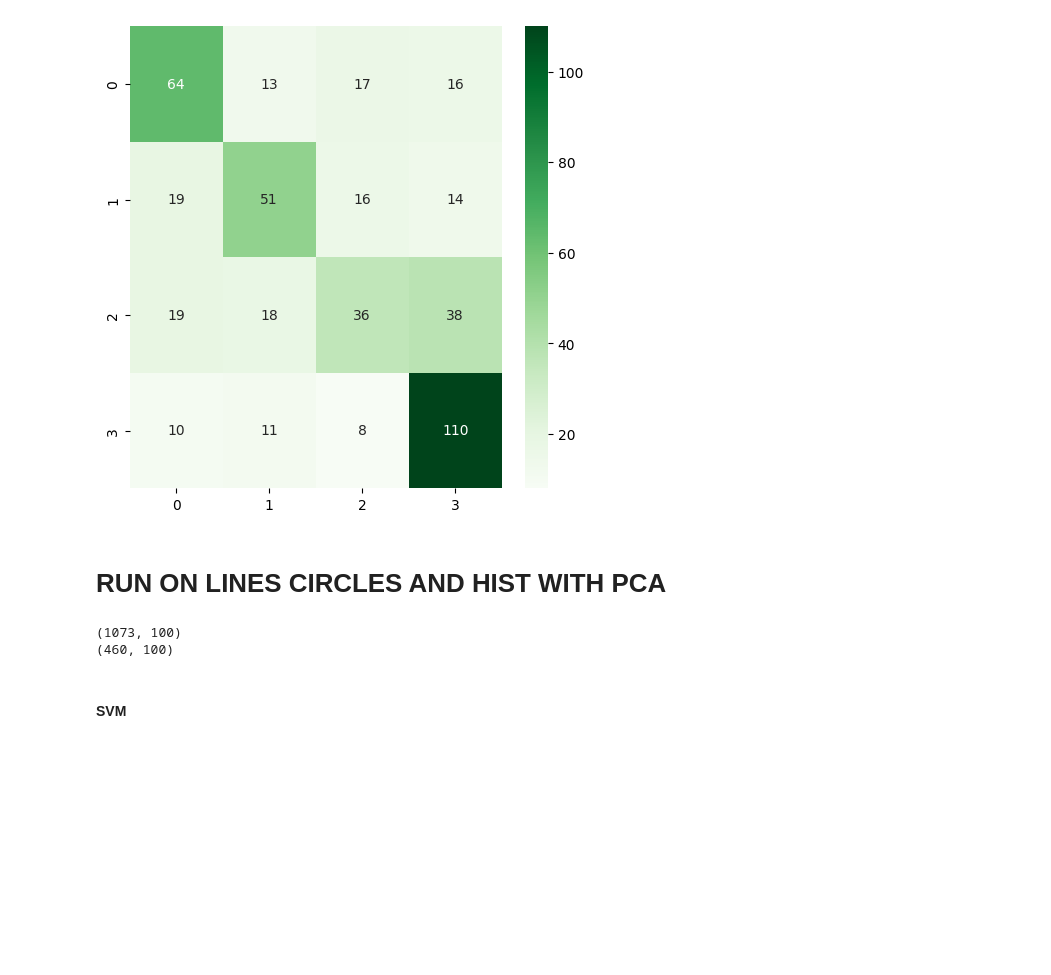
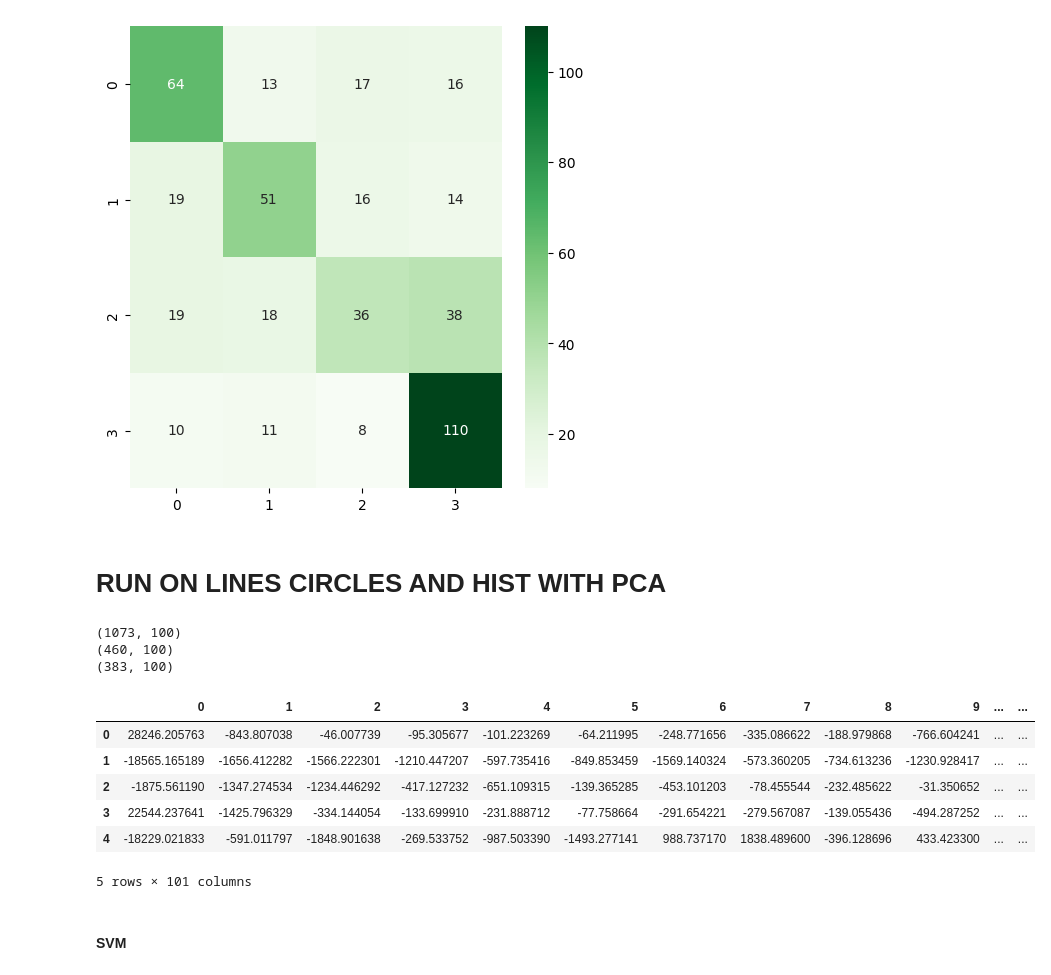
Before and after one commit to Yehudit-Brickner/ML_class, a Jupyter notebook: sport_balls1.ipynb, the cells around one changed output. Cells and saved outputs as stored; diff of their text form; code cells hidden in the pictures; blank space fills up the shorter version.

```diff
--- a/sport_balls1.ipynb
+++ b/sport_balls1.ipynb
@@ -136,6 +136,15 @@ small_hist_4balls = small_hist.loc[small_hist['class_number'].isin(ball_type)]
 small_hist_4balls.shape
 # %% [output]
 (1533, 773)
+# %%
+small_hist_test = pd.read_csv('final_test_data_small_hist.csv')
+del small_hist_test['path']
+del small_hist_test['class_name']
+ball_type = [0,2,9,11]
+small_hist_4balls_test = small_hist_test.loc[small_hist_test['class_number'].isin(ball_type)]
+small_hist_4balls_test.shape
+final_test_y = small_hist_4balls_test['class_number']
+final_test_X = small_hist_4balls_test.drop(['class_number'], axis=1)
 # %%
 
 X1 = small_hist_4balls.iloc[:,1:5]
@@ -1025,11 +1034,27 @@ weighted avg       0.56      0.57      0.55       460
 pca1=PCA(n_components=100)
 X_train4=pca1.fit_transform(X_train3)
 X_test4=pca1.transform(X_test3)
+final_test_X4 = pca1.transform(final_test_X)
 y_train4 = y_train3
 y_test4 = y_test3
 # %%
 print(X_train4.shape)
 print(X_test4.shape)
+print(final_test_X4.shape)
 # %% [output]
 (1073, 100)
 (460, 100)
+(383, 100)
+# %%
+cs = [i for i in range(100)]
+df_X4_final_test = pd.DataFrame(final_test_X4,columns=cs)
+df_X4_final_test['class_number']=final_test_y
+df_X4_final_test.head()
+# %% [output]
+|  | 0 | 1 | 2 | 3 | 4 | 5 | 6 | 7 | 8 | 9 | ... | ... |
+| 0 | 28246.205763 | -843.807038 | -46.007739 | -95.305677 | -101.223269 | -64.211995 | -248.771656 | -335.086622 | -188.979868 | -766.604241 | ... | ... |
+| 1 | -18565.165189 | -1656.412282 | -1566.222301 | -1210.447207 | -597.735416 | -849.853459 | -1569.140324 | -573.360205 | -734.613236 | -1230.928417 | ... | ... |
+| 2 | -1875.561190 | -1347.274534 | -1234.446292 | -417.127232 | -651.109315 | -139.365285 | -453.101203 | -78.455544 | -232.485622 | -31.350652 | ... | ... |
+| 3 | 22544.237641 | -1425.796329 | -334.144054 | -133.699910 | -231.888712 | -77.758664 | -291.654221 | -279.567087 | -139.055436 | -494.287252 | ... | ... |
+| 4 | -18229.021833 | -591.011797 | -1848.901638 | -269.533752 | -987.503390 | -1493.277141 | 988.737170 | 1838.489600 | -396.128696 | 433.423300 | ... | ... |
+5 rows × 101 columns
```
Also changed, not shown: parts of 22 cells of this notebook.
